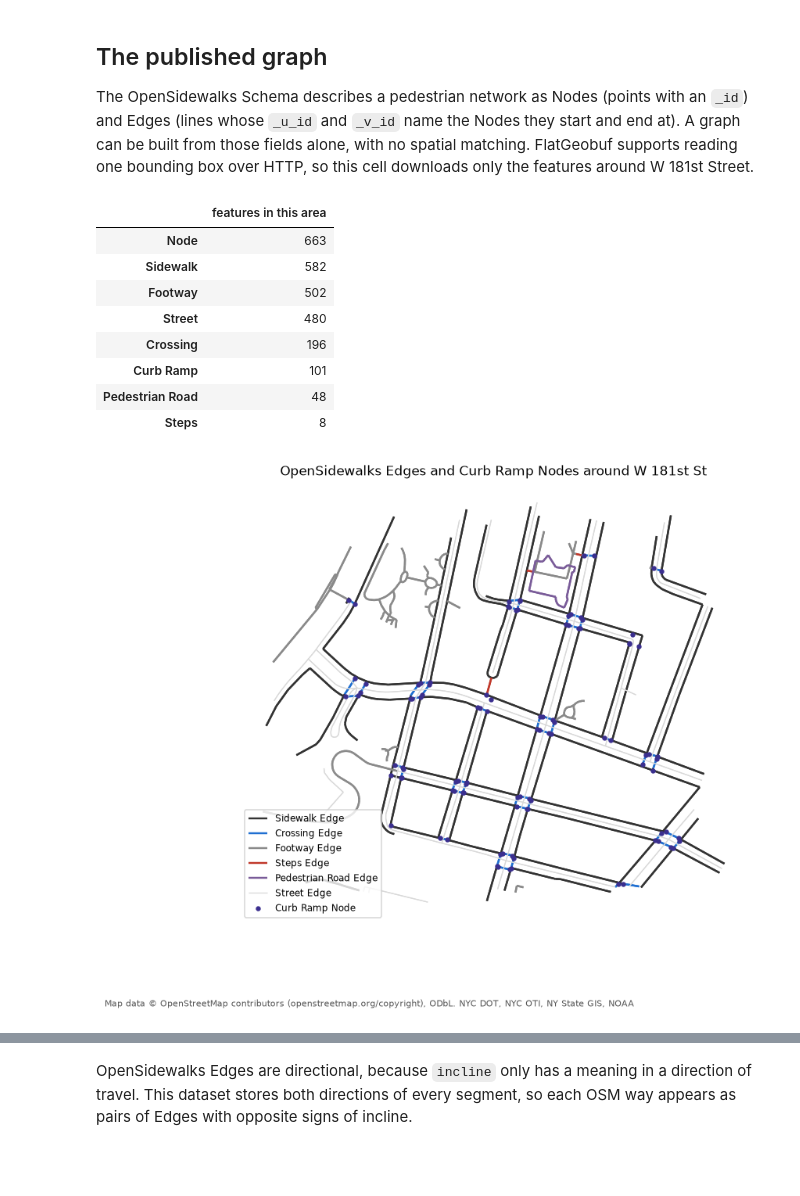
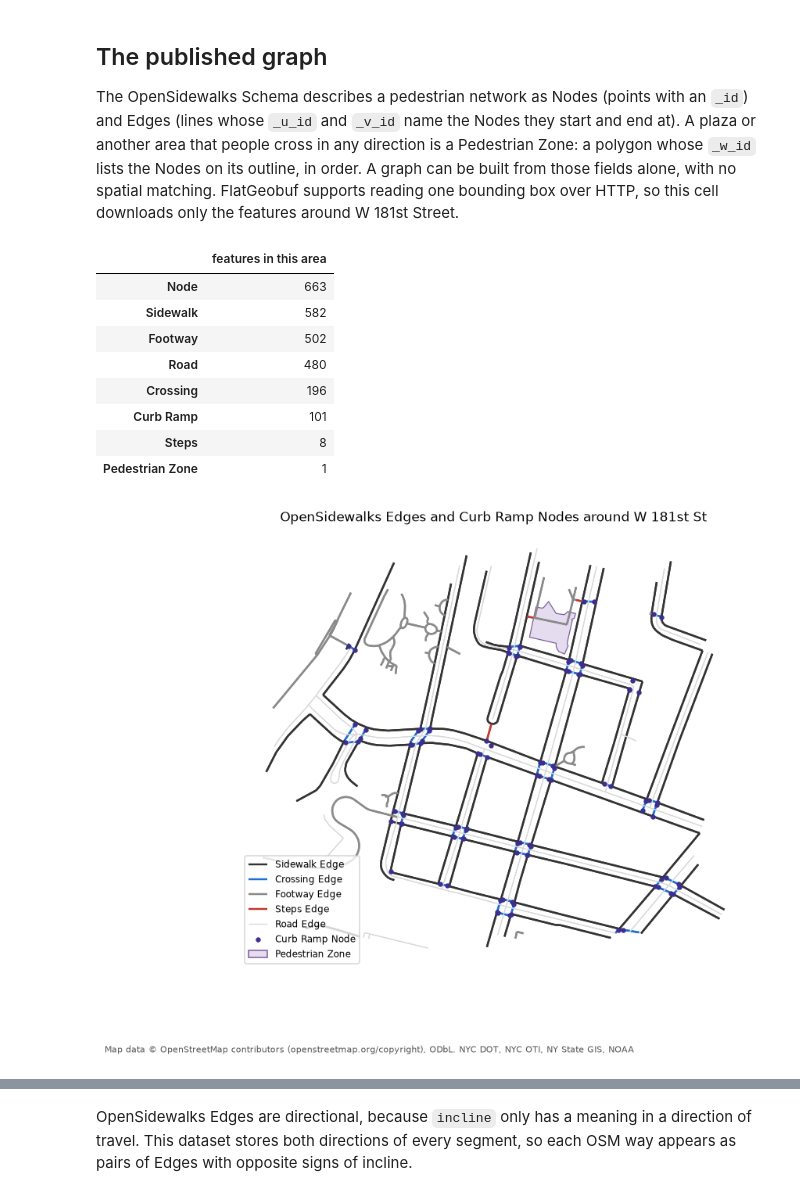
Before and after one commit to msradam/opensidewalks-nyc, a Jupyter notebook: notebooks/how-it-works.ipynb, the cells around one changed output, grey strips where cells are left out. Drawn from its saved outputs; the diff is of its cells as text; code cells hidden in the pictures; blank space fills up the shorter version.

````diff
--- a/notebooks/how-it-works.ipynb
+++ b/notebooks/how-it-works.ipynb
@@ -20,7 +20,7 @@ uv pip install -e ".[notebook]"
 jupyter lab notebooks/how-it-works.ipynb
 ```
 # %%
-import importlib.util, io, json, sys, tempfile, time, warnings
+import importlib.util, io, json, os, sys, tempfile, time, warnings
 from urllib.parse import quote
 from pathlib import Path
 
@@ -31,6 +31,8 @@ import numpy as np
 import pandas as pd
 import rasterio
 import requests
+from matplotlib.patches import Patch
+from shapely.geometry import LineString
 
 REPO = Path.cwd().resolve()
 if REPO.name == "notebooks":
@@ -39,8 +41,9 @@ sys.path.insert(0, str(REPO))
 warnings.filterwarnings("ignore", category=UserWarning)
 
 from pipeline.stages.schema_map import _classify_osm_edge, _ramps_to_curb_nodes, _join_widths_from_planimetric
-from pipeline.stages.assemble import _endpoint_coords, _snap_curb_nodes
+from pipeline.stages.assemble import _endpoint_coords, _ring_rows, _snap_curb_nodes
 from pipeline.stages.acquire import _fetch_dem_tile
+from pipeline.utils.zones import zone_edges
 
 def load_module(path):
     spec = importlib.util.spec_from_file_location(Path(path).stem.replace("-", "_"), REPO / path)
@@ -51,8 +54,11 @@ def load_module(path):
 osw_to_unweaver = load_module("scripts/osw_to_unweaver.py")
 cost_wheelchair = load_module("unweaver-project/cost-wheelchair.py")
 
-RELEASE = "/vsicurl/https://github.com/msradam/opensidewalks-nyc/releases/download/v0.3.4-nyc.1/nyc-osw.fgb"
-UTM = "EPSG:32618"   # metres, for distances and lengths
+# The latest release, read over the network. Set OSW_NYC_FGB to a local path or another URL to read that instead.
+LATEST = "https://github.com/msradam/opensidewalks-nyc/releases/latest/download/nyc-osw.fgb"
+RELEASE = os.environ.get("OSW_NYC_FGB") or LATEST
+RELEASE = "/vsicurl/" + RELEASE if RELEASE.startswith("http") else str(REPO / RELEASE)
+UTM = "EPSG:32618"   # meters, for distances and lengths
 AREA = dict(west=-73.9425, south=40.8490, east=-73.9360, north=40.8530)   # around W 181st St
 BBOX = (AREA["west"], AREA["south"], AREA["east"], AREA["north"])
 plt.rcParams.update({"figure.dpi": 110, "axes.titlesize": 11, "figure.facecolor": "white"})
@@ -72,11 +78,14 @@ def credit(fig):
 # %% [markdown]
 ## The published graph
 
-The OpenSidewalks Schema describes a pedestrian network as Nodes (points with an `_id`) and Edges (lines whose `_u_id` and `_v_id` name the Nodes they start and end at). A graph can be built from those fields alone, with no spatial matching. FlatGeobuf supports reading one bounding box over HTTP, so this cell downloads only the features around W 181st Street.
+The OpenSidewalks Schema describes a pedestrian network as Nodes (points with an `_id`) and Edges (lines whose `_u_id` and `_v_id` name the Nodes they start and end at). A plaza or another area that people cross in any direction is a Pedestrian Zone: a polygon whose `_w_id` lists the Nodes on its outline, in order. A graph can be built from those fields alone, with no spatial matching. FlatGeobuf supports reading one bounding box over HTTP, so this cell downloads only the features around W 181st Street.
 # %%
 g = gpd.read_file(RELEASE, bbox=BBOX)
 edges = g[g.geom_type == "LineString"].copy()
 nodes = g[g.geom_type == "Point"].copy()
+zones = g[g.geom_type == "Polygon"].copy()
+# FlatGeobuf has no list type, so a zone's _w_id is a JSON array in a string.
+zones["_w_id"] = [json.loads(w) for w in zones["_w_id"]] if len(zones) else []
 
 def entity(row):
     if row["highway"] == "steps":
@@ -85,36 +94,44 @@ def entity(row):
         return "Pedestrian Road"
     if row["highway"] == "footway":
         return {"sidewalk": "Sidewalk", "crossing": "Crossing"}.get(row["footway"], "Footway")
-    return "Street"
+    return "Road"
 
 edges["entity"] = edges.apply(entity, axis=1)
 nodes["entity"] = np.where(nodes["barrier"] == "kerb", "Curb Ramp", "Node")
-pd.concat([edges["entity"], nodes["entity"]]).value_counts().rename("features in this area").rename_axis(None).to_frame()
+zones["entity"] = "Pedestrian Zone"
+pd.concat([edges["entity"], nodes["entity"], zones["entity"]]).value_counts().rename("features in this area").rename_axis(None).to_frame()
 # %% [output]
 |  | features in this area |
 | Node | 663 |
 | Sidewalk | 582 |
 | Footway | 502 |
-| Street | 480 |
+| Road | 480 |
 | Crossing | 196 |
 | Curb Ramp | 101 |
-| Pedestrian Road | 48 |
 | Steps | 8 |
+| Pedestrian Zone | 1 |
 # %%
-COLOURS = {"Sidewalk": "#333333", "Crossing": "#1f6fd1", "Footway": "#8a8a8a", "Steps": "#c0392b", "Pedestrian Road": "#7a5c99", "Street": "#d9d9d9"}
+COLOURS = {"Sidewalk": "#333333", "Crossing": "#1f6fd1", "Footway": "#8a8a8a", "Steps": "#c0392b", "Pedestrian Road": "#7a5c99", "Road": "#d9d9d9"}
+ZONE_FILL = "#e6dcf0"
 
 def base_map(ax, title):
+    if len(zones):
+        zones.to_crs(UTM).plot(ax=ax, color=ZONE_FILL, edgecolor="#7a5c99", linewidth=0.8)
     for name, colour in COLOURS.items():
         part = edges[edges["entity"] == name].to_crs(UTM)
-        part.plot(ax=ax, color=colour, linewidth=0.8 if name == "Street" else 1.6, label=f"{name} Edge")
+        if len(part):
+            part.plot(ax=ax, color=colour, linewidth=0.8 if name == "Road" else 1.6, label=f"{name} Edge")
     ax.set_title(title); ax.set_axis_off()
 
 fig, ax = plt.subplots(figsize=(9, 7)); credit(fig)
 base_map(ax, "OpenSidewalks Edges and Curb Ramp Nodes around W 181st St")
 nodes[nodes["entity"] == "Curb Ramp"].to_crs(UTM).plot(ax=ax, color="#3b2f8f", markersize=10, zorder=3, label="Curb Ramp Node")
-ax.legend(loc="lower left", fontsize=8);
+handles, _ = ax.get_legend_handles_labels()
+if len(zones):
+    handles.append(Patch(facecolor=ZONE_FILL, edgecolor="#7a5c99", label="Pedestrian Zone"))
+ax.legend(handles=handles, loc="lower left", fontsize=8);
 # %% [output]
-[figure, old version]
+[figure, new version]
 # %% [markdown]
 ## Step 1: OpenStreetMap ways become Edges
 
````
Also changed, not shown: parts of 15 cells of this notebook, 3 other files.
